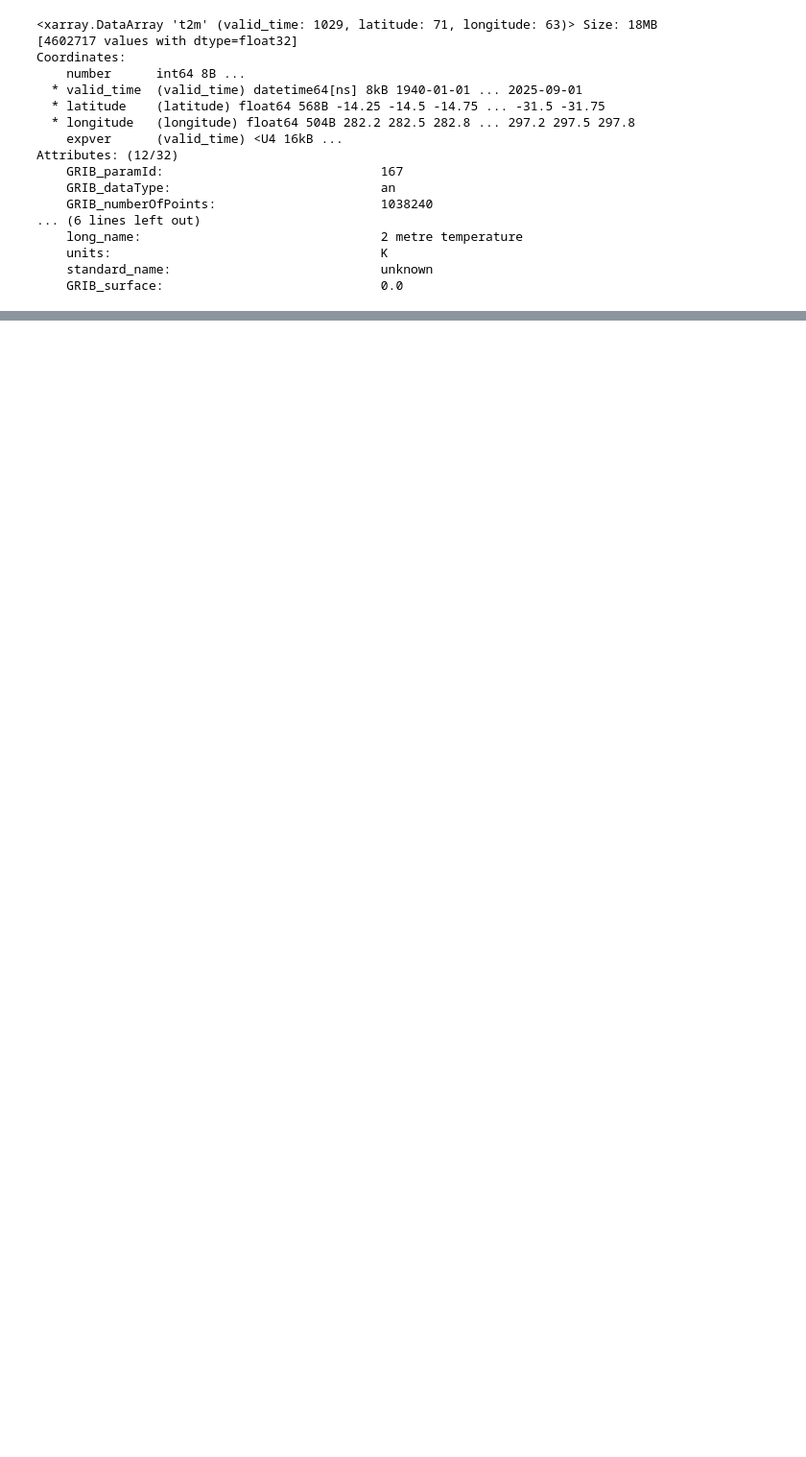
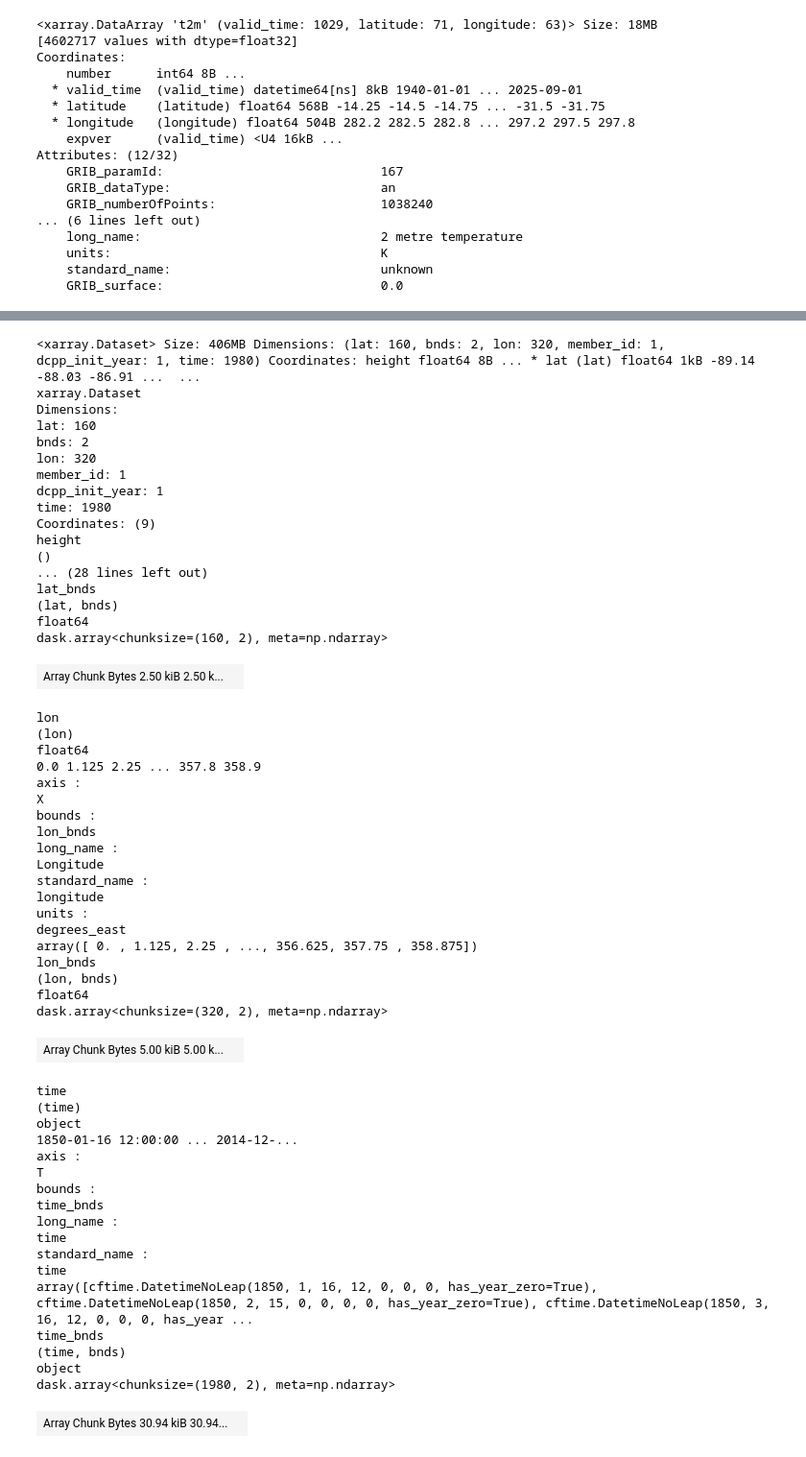
Before and after one commit to cc11223344556677/Computational-Meteorology-Exercises, a Jupyter notebook: project_simon.ipynb, the cells around one changed output, grey strips where cells are left out. Shown: that part at 96% size. Cells and saved outputs as stored; diff of their text form; code cells hidden in the pictures; blank space fills up the shorter version.

```diff
--- a/project_simon.ipynb
+++ b/project_simon.ipynb
@@ -72,0 +133,59 @@ Attributes: (12/32)
+# %%
+curr_ds
+# %% [output]
+<xarray.Dataset> Size: 406MB Dimensions: (lat: 160, bnds: 2, lon: 320, member_id: 1, dcpp_init_year: 1, time: 1980) Coordinates: height float64 8B ... * lat (lat) float64 1kB -89.14 -88.03 -86.91 ...  ...
+xarray.Dataset
+Dimensions:
+lat: 160
+bnds: 2
+lon: 320
+member_id: 1
+dcpp_init_year: 1
+time: 1980
+Coordinates: (9)
+height
+()
+... (28 lines left out)
+lat_bnds
+(lat, bnds)
+float64
+dask.array<chunksize=(160, 2), meta=np.ndarray>
+| Array Chunk Bytes 2.50 kiB 2.50 k... |  |
+lon
+(lon)
+float64
+0.0 1.125 2.25 ... 357.8 358.9
+axis :
+X
+bounds :
+lon_bnds
+long_name :
+Longitude
+standard_name :
+longitude
+units :
+degrees_east
+array([ 0. , 1.125, 2.25 , ..., 356.625, 357.75 , 358.875])
+lon_bnds
+(lon, bnds)
+float64
+dask.array<chunksize=(320, 2), meta=np.ndarray>
+| Array Chunk Bytes 5.00 kiB 5.00 k... |  |
+time
+(time)
+object
+1850-01-16 12:00:00 ... 2014-12-...
+axis :
+T
+bounds :
+time_bnds
+long_name :
+time
+standard_name :
+time
+array([cftime.DatetimeNoLeap(1850, 1, 16, 12, 0, 0, 0, has_year_zero=True), cftime.DatetimeNoLeap(1850, 2, 15, 0, 0, 0, 0, has_year_zero=True), cftime.DatetimeNoLeap(1850, 3, 16, 12, 0, 0, 0, has_year ...
+time_bnds
+(time, bnds)
+object
+dask.array<chunksize=(1980, 2), meta=np.ndarray>
+| Array Chunk Bytes 30.94 kiB 30.94... |  |
```
Also changed, not shown: parts of 8 cells of this notebook.
